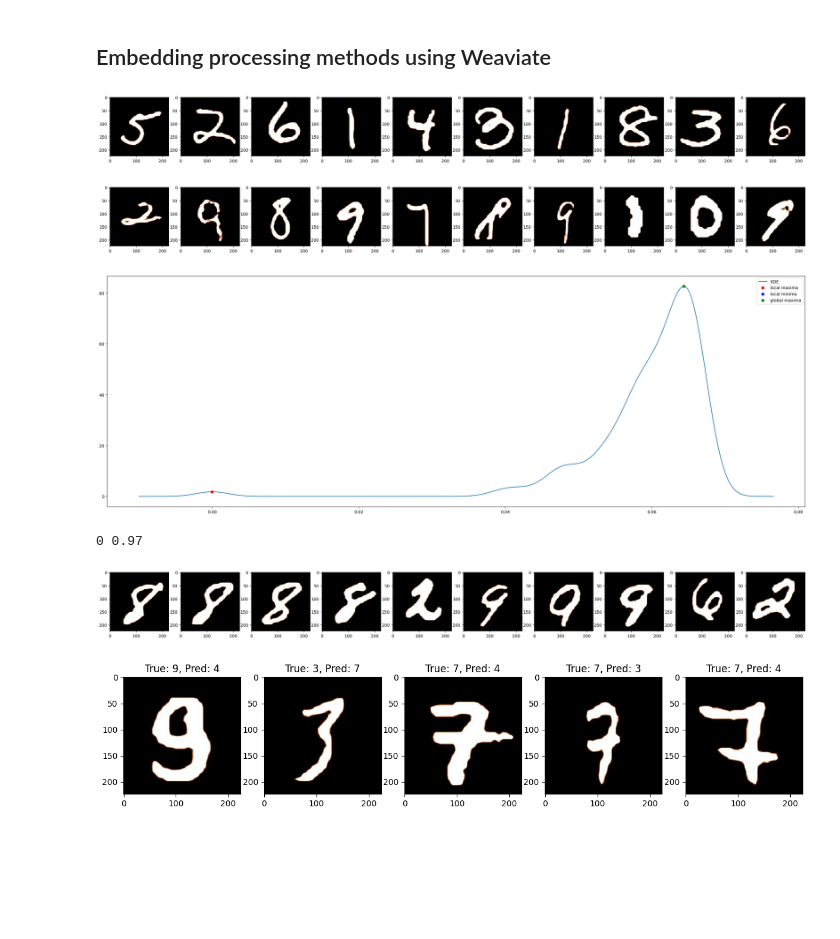
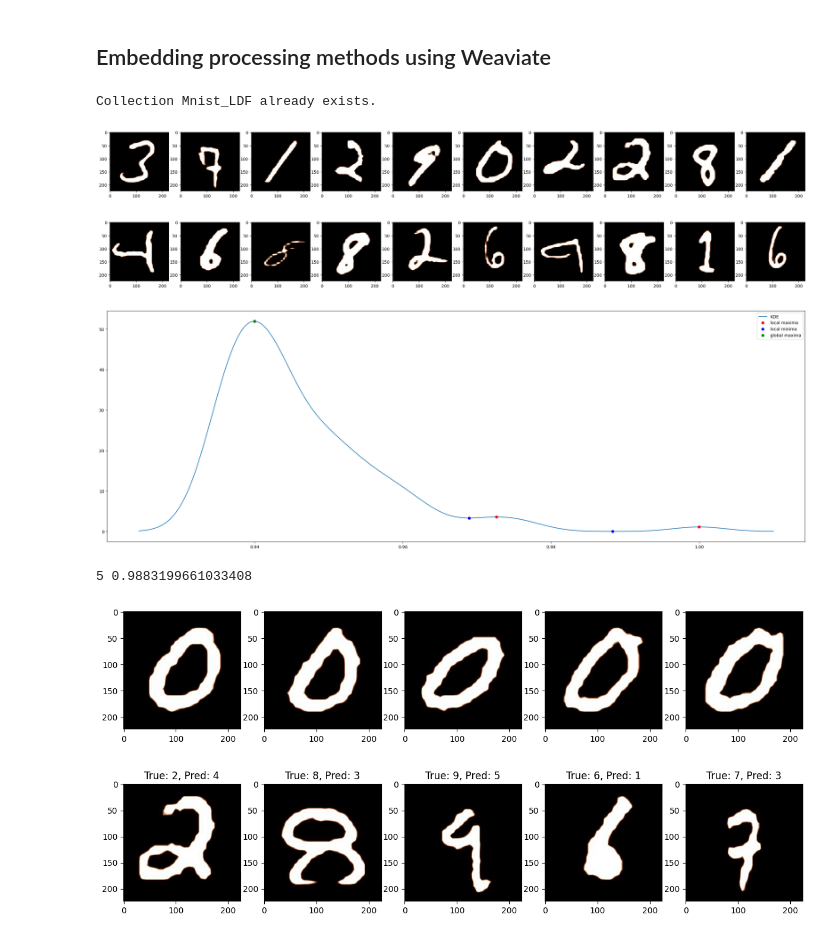
Before and after one commit to luxonis/luxonis-ml, a Jupyter notebook: examples/Embeddings_Processing_Example.ipynb, the cells around one changed output. Cells and saved outputs as stored; diff of their text form; code cells hidden in the pictures; blank space fills up the shorter version.

Commit message:
General properties added (for image_path), similarity metric bug fix.

```diff
--- a/examples/Embeddings_Processing_Example.ipynb
+++ b/examples/Embeddings_Processing_Example.ipynb
@@ -123,3 +124,6 @@ mis_img_paths = [base_dir + str(i) + ".jpg" for i in missing_img_uuids]
+# %%
+mis_img_paths = qdrant_api.retrieve_payloads_by_ids(missing_img_uuids, ['image_path'])
+mis_img_paths = [x['image_path'] for x in mis_img_paths]
 # %%
 # plot
 plt.rcParams["figure.figsize"] = [30, 10]
@@ -136,7 +140,9 @@ plt.show()
 # %% [markdown]
 ## Embedding processing methods using Weaviate
 # %%
-w_api = WeaviateAPI("http://localhost:8080", collection_name="Mnist_LDF")
-w_api.create_collection()
+w_api = WeaviateAPI("http://localhost:8080")
+w_api.create_collection("Mnist_LDF", ['label','image_path'])
+# %% [output]
+Collection Mnist_LDF already exists.
 # %%
 ids, embeddings = w_api.retrieve_all_embeddings()
@@ -150,9 +157,9 @@ desired_size = int(len(embeddings) * 0.05)
 similarity_matrix = calculate_similarity_matrix(embeddings)
 selected_image_indices = find_representative_kmedoids(similarity_matrix, desired_size)
 
-base_dir = os.getcwd() + "data/mnist_images/"
 selcted_ids = np.array(ids)[selected_image_indices].tolist()
-represent_img_paths = [base_dir + str(i) + ".jpg" for i in selcted_ids]
+represent_img_paths = w_api.retrieve_payloads_by_ids(selcted_ids, ['image_path'])
+represent_img_paths = [x['image_path'] for x in represent_img_paths]
 
 # plot
 plt.rcParams["figure.figsize"] = [30, 10]
@@ -164,13 +171,14 @@ for j in range(min(10, len(represent_img_paths))):
 
 plt.show()
 # %% [output]
-[figure, old version]
+[figure, new version]
 # %%
 # find outlier images
 idx = leverage_OOD(X)
 
 out_ids = np.array(ids)[idx].tolist()
-outlier_img_paths = [base_dir + str(i) + ".jpg" for i in out_ids]
+outlier_img_paths = w_api.retrieve_payloads_by_ids(out_ids, ['image_path'])
+outlier_img_paths = [x['image_path'] for x in outlier_img_paths]
 
 # plot
 plt.rcParams["figure.figsize"] = [30, 10]
@@ -182,43 +190,45 @@ for j in range(min(10, len(outlier_img_paths))):
 
 plt.show()
 # %% [output]
-[figure, old version]
+[figure, new version]
 # %%
 ids_str = [str(i) for i in ids]
 
 # find similar/duplicate images
 i_sim = find_similar(
     ids_str[4],
     w_api,
     k=100,
     n=100,
     method="first",
     k_method="kde_peaks",
     kde_bw="scott",
     plot=True,
 )
 
-sim_img_paths = [base_dir + str(i) + ".jpg" for i in i_sim]
+sim_img_paths = w_api.retrieve_payloads_by_ids(i_sim, ['image_path'])
+sim_img_paths = [x['image_path'] for x in sim_img_paths]
 
 # plot
 plt.rcParams["figure.figsize"] = [30, 10]
 
 for j in range(min(10, len(sim_img_paths))):
     plt.subplot(1, 10, j + 1)
     img = cv2.imread(sim_img_paths[j])
     plt.imshow(img)
 
 plt.show()
 # %% [output]
-[figure, old version]
+[figure, new version]
-0 0.97
+5 0.9883199661033408
-[figure, old version]
+[figure, new version]
 # %%
 # find misclassified images
 mis_ix, new_y = find_mismatches_centroids(X, y)
 
 missing_img_uuids = np.array(ids)[mis_ix].tolist()
-mis_img_paths = [base_dir + str(i) + ".jpg" for i in missing_img_uuids]
+mis_img_paths = w_api.retrieve_payloads_by_ids(missing_img_uuids, ['image_path'])
+mis_img_paths = [x['image_path'] for x in mis_img_paths]
 
 # plot
 plt.rcParams["figure.figsize"] = [30, 10]
@@ -231,7 +241,7 @@ for j in range(min(5, len(mis_img_paths))):
 
 plt.show()
 # %% [output]
-[figure, old version]
+[figure, new version]
 # %%
 # plot t-sne
 from sklearn.manifold import TSNE
```
Also changed, not shown: parts of 16 cells of this notebook, 7 other files.
